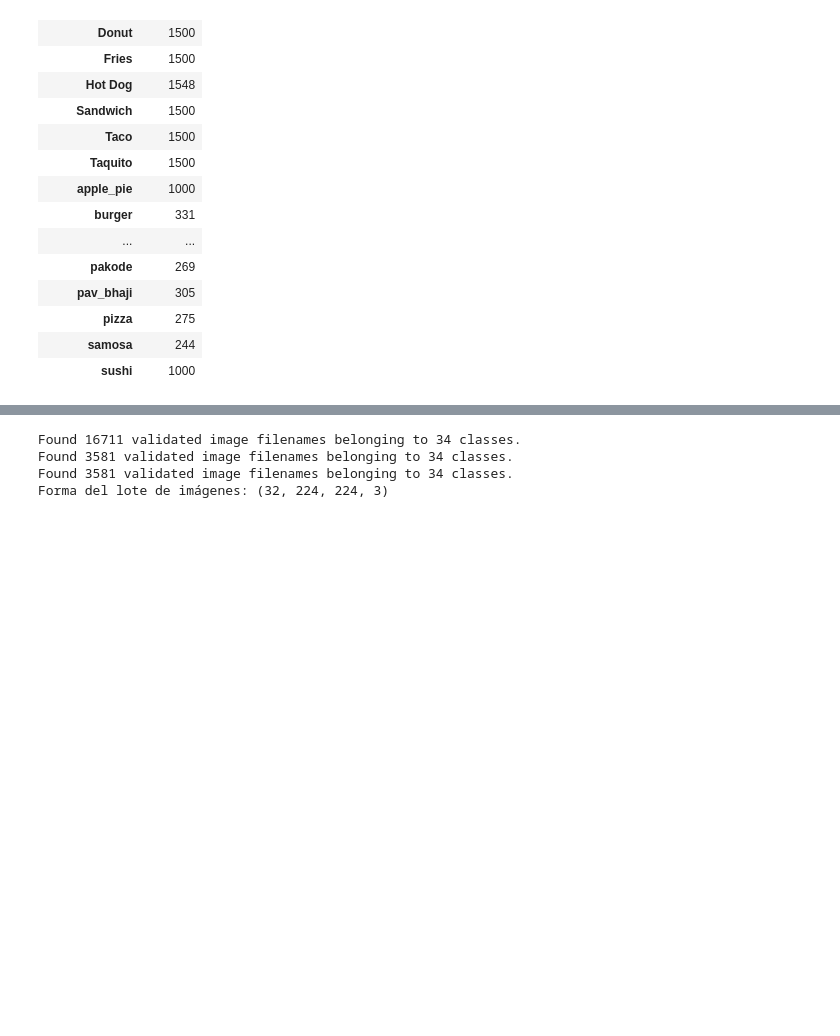
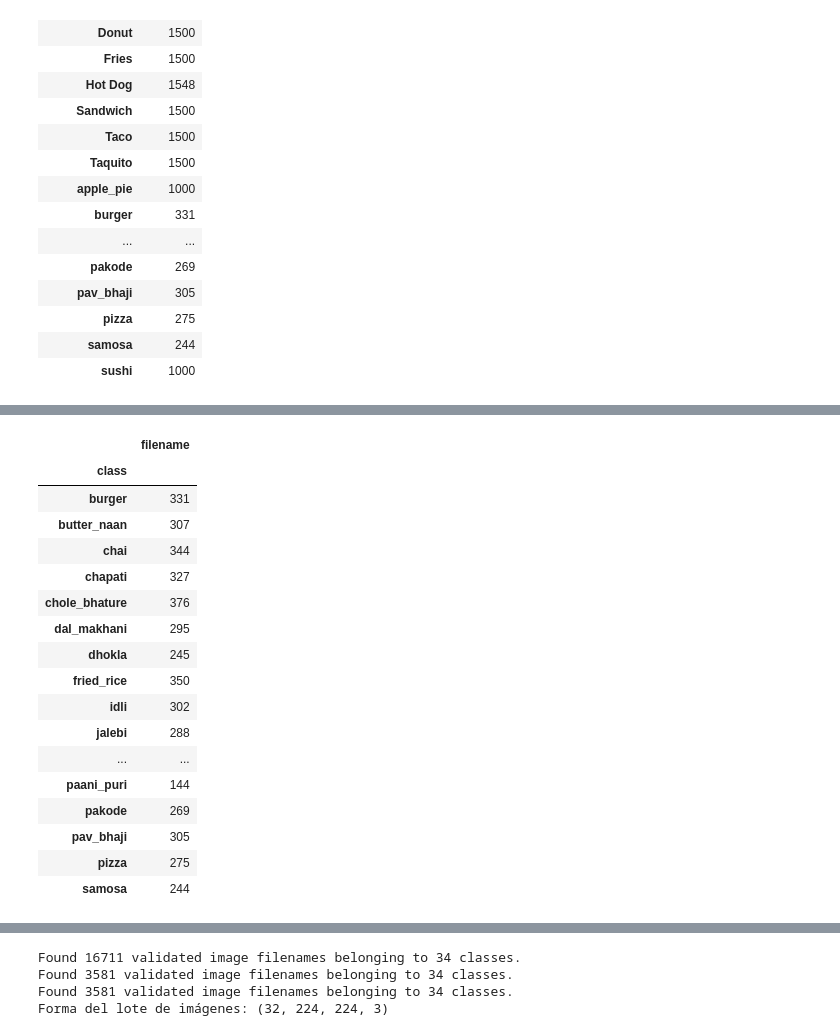
Before and after one commit to MiguelyGallego/FoodNet_Classifier, a Jupyter notebook: food_image_classification_dataset_model.ipynb, the cells around one changed output, grey strips where cells are left out. Saved outputs shown, nothing was run; the diff lists cells and outputs as text; code cells hidden in the pictures; blank space fills up the shorter version.

Commit message:
filters the data from the set

```diff
--- a/food_image_classification_dataset_model.ipynb
+++ b/food_image_classification_dataset_model.ipynb
@@ -200,0 +196,27 @@ class_names = df['class'].unique()
+# %%
+desired_min_samples = 800
+desired_max_samples = 250
+
+# Lista de clases con más de 800 y menos de 250 muestras
+df_classes = df['class'].value_counts()
+overpopulated_classes = df_classes[df_classes > desired_min_samples].index.tolist()
+underpopulated_classes = df_classes[df['class'].value_counts() < desired_max_samples].index.tolist()
+
+# Crear un nuevo conjunto de datos balanceado
+new_data = []
+
+for i_class in overpopulated_classes:
+    # Filtra las muestras de la clase actual
+    actual_class = df[df['class'] == i_class]
+
+    # Selecciona aleatoriamente 800 muestras de la clase actual
+    selected_samples = actual_class.sample(n=desired_min_samples, random_state=42)
+
+    # Agrega las muestras seleccionadas al nuevo conjunto de datos
+    new_data.append(selected_samples)
+
+# Concatena los datos de todas las clases seleccionadas
+clipped_data = pd.concat(new_data)
+
+# Conjunto de datos con 800 muestras por cada clase en overpopulated_classes
+clipped_data.groupby('class').count()
@@ -200,0 +240,26 @@ class_names = df['class'].unique()
+# %%
+# Elimina las filas correspondientes a estas clases del DataFrame original (<250 y >800)
+data_to_incrase = df[~df['class'].isin(underpopulated_classes)]
+data_to_incrase = df[~df['class'].isin(overpopulated_classes)]
+
+# Clases con menos de 800 muestras y más de 250 muestras.
+data_to_incrase.groupby('class').count()
+# %% [output]
+|  | filename |
+| class |  |
+| burger | 331 |
+| butter_naan | 307 |
+| chai | 344 |
+| chapati | 327 |
+| chole_bhature | 376 |
+| dal_makhani | 295 |
+| dhokla | 245 |
+| fried_rice | 350 |
+| idli | 302 |
+| jalebi | 288 |
+| ... | ... |
+| paani_puri | 144 |
+| pakode | 269 |
+| pav_bhaji | 305 |
+| pizza | 275 |
+| samosa | 244 |
```
Also changed, not shown: parts of 34 cells of this notebook.
